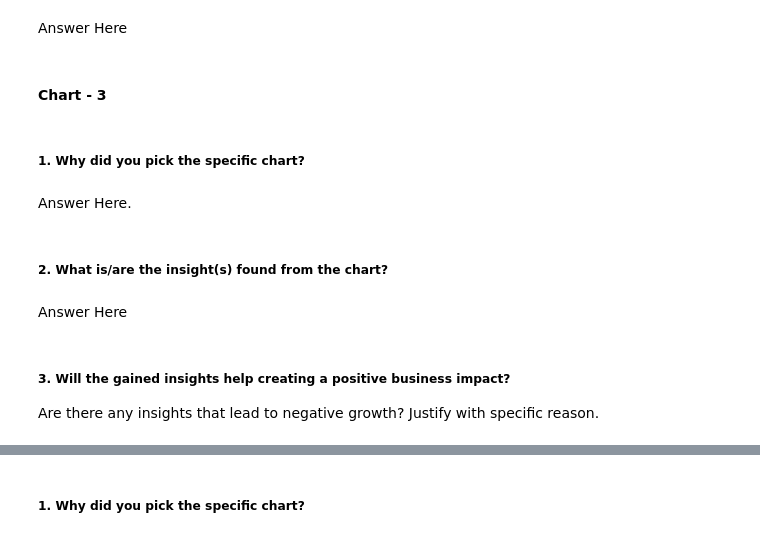
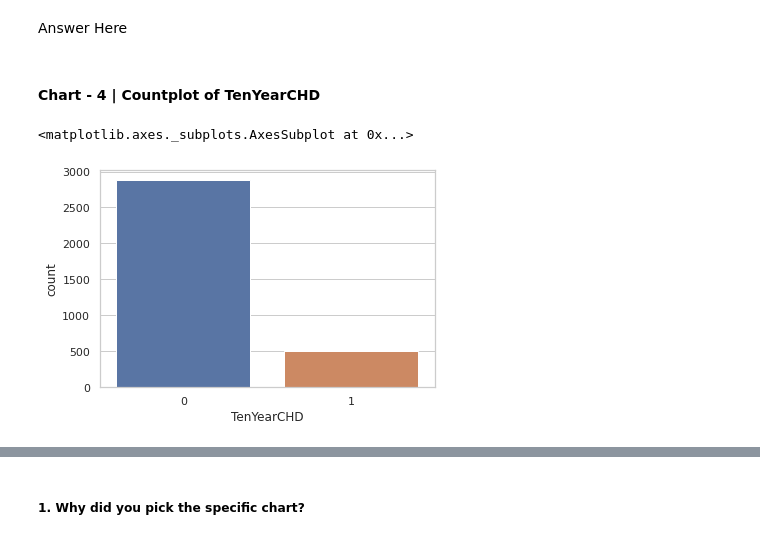
Before and after one commit to abhishekdhasmana17/Cardiovascular-Risk-Prediction, a Jupyter notebook: Cardiovascular_Risk_Prediction.ipynb, the cells around one changed output, grey strips where cells are left out. Saved outputs shown, nothing was run; the diff lists cells and outputs as text; code cells hidden in the pictures.

```diff
--- a/Cardiovascular_Risk_Prediction.ipynb
+++ b/Cardiovascular_Risk_Prediction.ipynb
@@ -424,18 +455,11 @@ Answer Here
 Are there any insights that lead to negative growth? Justify with specific reason.
 # %% [markdown]
 Answer Here
-# %% [markdown]
-#### Chart - 3
+# %% [markdown]
+#### Chart - 4 | Countplot of TenYearCHD
 # %%
-# Chart - 3 visualization code
+# Chart - 4 visualization code
+sns.countplot(data['TenYearCHD'])
+# %% [output]
+<matplotlib.axes._subplots.AxesSubplot at 0x...>
+[figure, added]
-# %% [markdown]
-##### 1. Why did you pick the specific chart?
-# %% [markdown]
-Answer Here.
-# %% [markdown]
-##### 2. What is/are the insight(s) found from the chart?
-# %% [markdown]
-Answer Here
-# %% [markdown]
-##### 3. Will the gained insights help creating a positive business impact?
-Are there any insights that lead to negative growth? Justify with specific reason.
```
Also changed, not shown: parts of 16 cells of this notebook.
